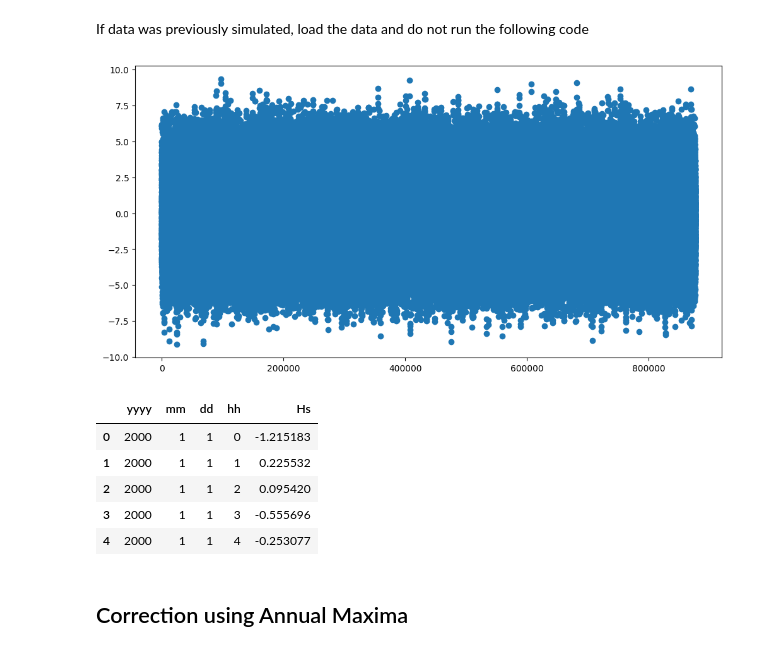
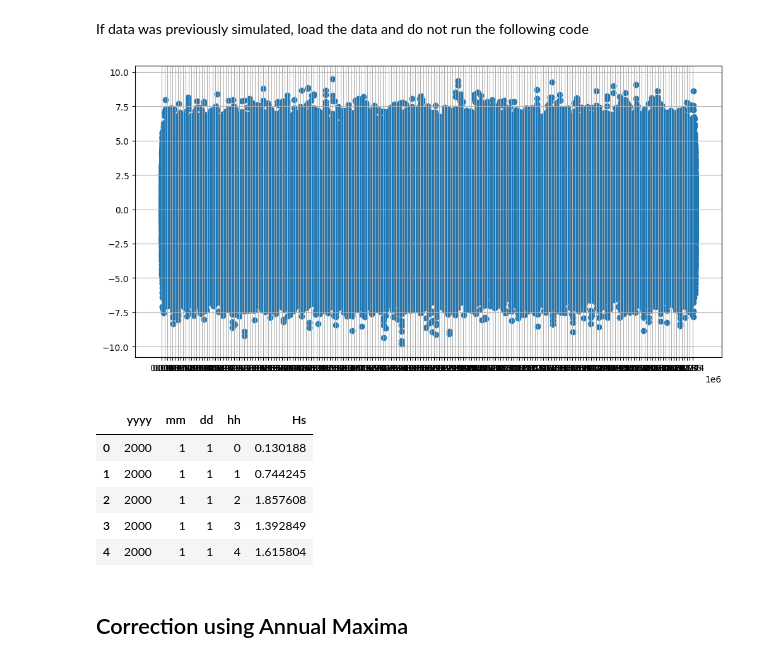
Before and after one commit to viccollado/ExtremeCorrection, a Jupyter notebook: Notebooks/Examples/Illustrative_example.ipynb, the cells around one changed output. Saved outputs shown, nothing was run; the diff lists cells and outputs as text; code cells hidden in the pictures.

```diff
--- a/Notebooks/Examples/Illustrative_example.ipynb
+++ b/Notebooks/Examples/Illustrative_example.ipynb
@@ -85,14 +85,16 @@ df_sim = pd.read_csv("Data/IllExample/df_sim_gaussmix.csv")
 from src.arma_sim import ArmaSimulation
 
 arma = ArmaSimulation(df_hs, var='Hs', freq=24*365.25, arma_order=(1,0,1), distribution="gaussmix", n_components=4)
-ny_sim = 100
+ny_sim = 200
 hs_sim = arma.generate_sim(ny_sim = ny_sim)   # We select the number of years of simulations
 # %%
 plt.figure(figsize=(12,6))
 plt.scatter(np.arange(0,int(ny_sim*24*365.25)), hs_sim)
+plt.xticks(np.arange(200)*24*365.25)
+plt.grid()
 plt.show()
 # %% [output]
-[figure, old version]
+[figure, new version]
 # %%
 # Starting date within the safe pandas timestamp range
 start_date = '2000-01-01 00:00:00'
@@ -121,9 +123,9 @@ df_sim = pd.DataFrame({
 df_sim.head()
 # %% [output]
 |  | yyyy | mm | dd | hh | Hs |
-| 0 | 2000 | 1 | 1 | 0 | -1.215183 |
-| 1 | 2000 | 1 | 1 | 1 | 0.225532 |
-| 2 | 2000 | 1 | 1 | 2 | 0.095420 |
-| 3 | 2000 | 1 | 1 | 3 | -0.555696 |
-| 4 | 2000 | 1 | 1 | 4 | -0.253077 |
+| 0 | 2000 | 1 | 1 | 0 | 0.130188 |
+| 1 | 2000 | 1 | 1 | 1 | 0.744245 |
+| 2 | 2000 | 1 | 1 | 2 | 1.857608 |
+| 3 | 2000 | 1 | 1 | 3 | 1.392849 |
+| 4 | 2000 | 1 | 1 | 4 | 1.615804 |
 # %%
```
Also changed, not shown: parts of 11 cells of this notebook, 1 other file.
